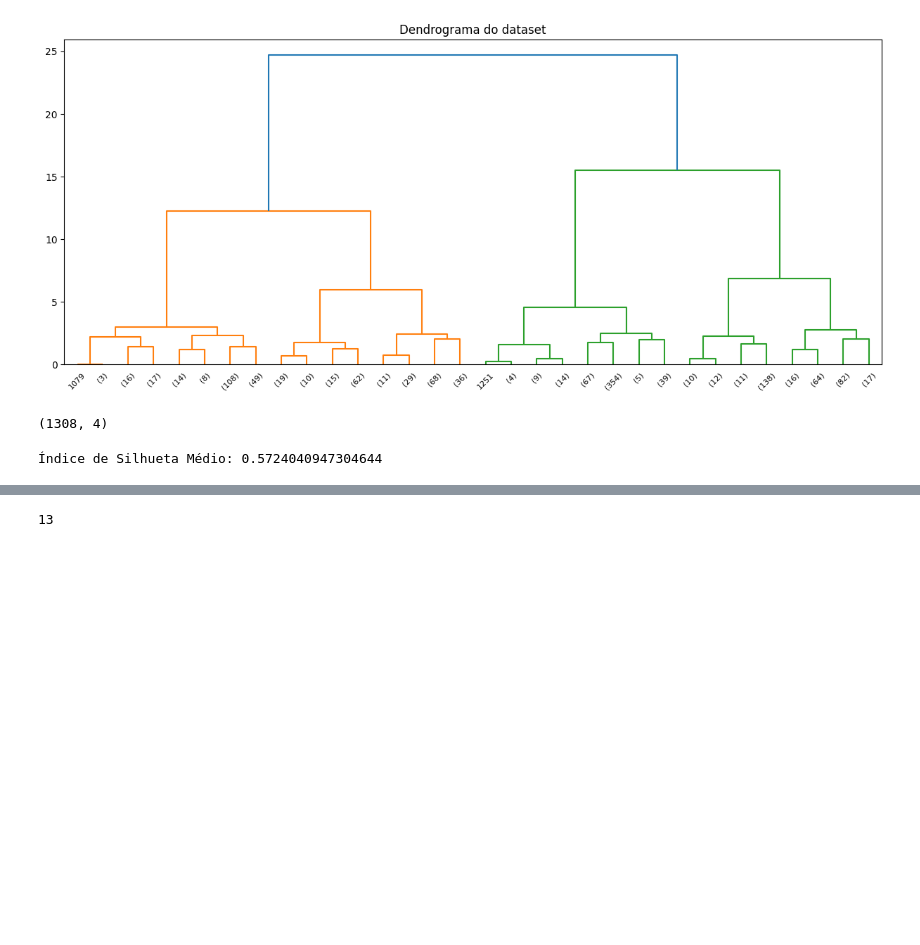
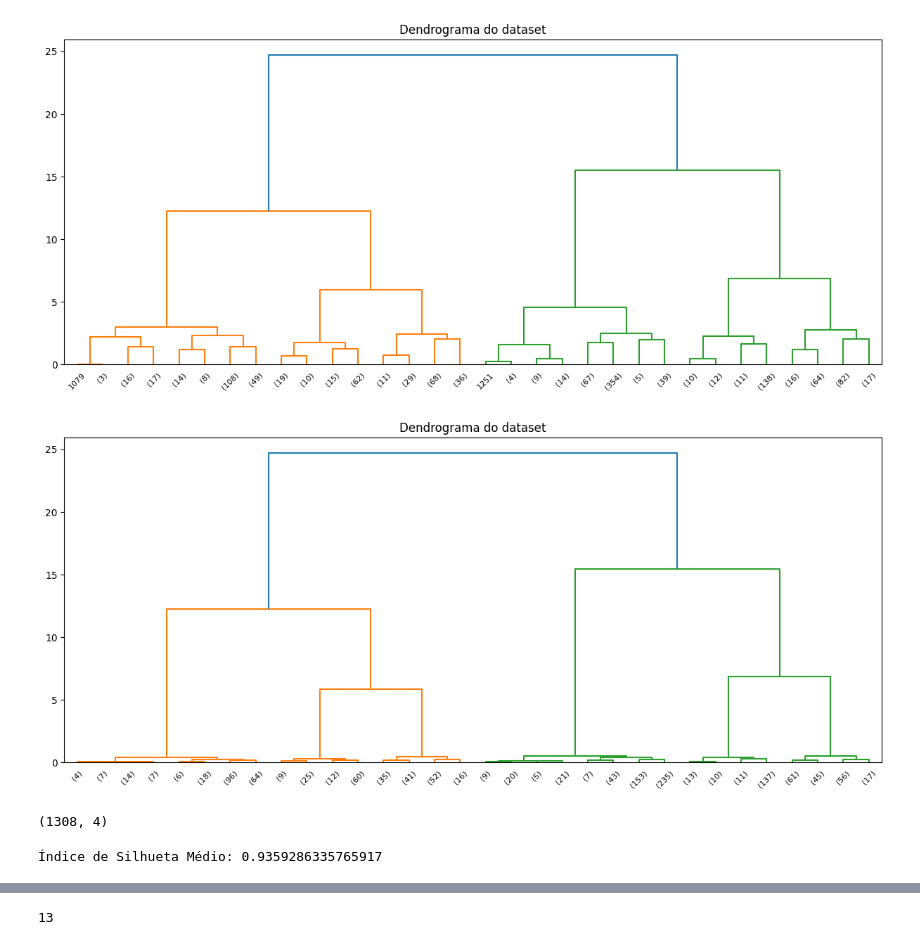
Before and after one commit to marcello10/Agrupamento_Hierarquico, a Jupyter notebook: hierachical_clustering.ipynb, the cells around one changed output, grey strips where cells are left out. Drawn from its saved outputs; the diff is of its cells as text; code cells hidden in the pictures; blank space fills up the shorter version.

```diff
--- a/hierachical_clustering.ipynb
+++ b/hierachical_clustering.ipynb
@@ -103,6 +103,13 @@ plt.show()
 # %%
 pca = PCA(n_components=2)
 X_pca =pca.fit_transform(X)
+# %%
+fig,ax = plt.subplots(figsize=(15,6))
+dendrogram(linkage(X_pca,method='ward'),truncate_mode='level', p=4)
+plt.title("Dendrograma do dataset")
+plt.show()
+# %% [output]
+[figure, added]
 # %%
 Z=linkage(X_pca,method='ward')
 Z.shape
@@ -111,14 +118,14 @@ Z.shape
 # %%
 from scipy.cluster.hierarchy import fcluster
 
-# Suponha que você queira formar 4 clusters
+# Suponha que você queira formar 6 clusters
 clusters = fcluster(Z, 6, criterion='maxclust')
 
 # Calcule o índice de silhueta
-silhouette_avg = silhouette_score(X, clusters)
+silhouette_avg = silhouette_score(X_pca, clusters)
 print(f'Índice de Silhueta Médio: {silhouette_avg}')
 # %% [output]
-Índice de Silhueta Médio: 0.5724040947304644
+Índice de Silhueta Médio: 0.9359286335765917
 # %%
 pd.unique(clusters)
 # %% [output]
```
Also changed, not shown: parts of 11 cells of this notebook.
